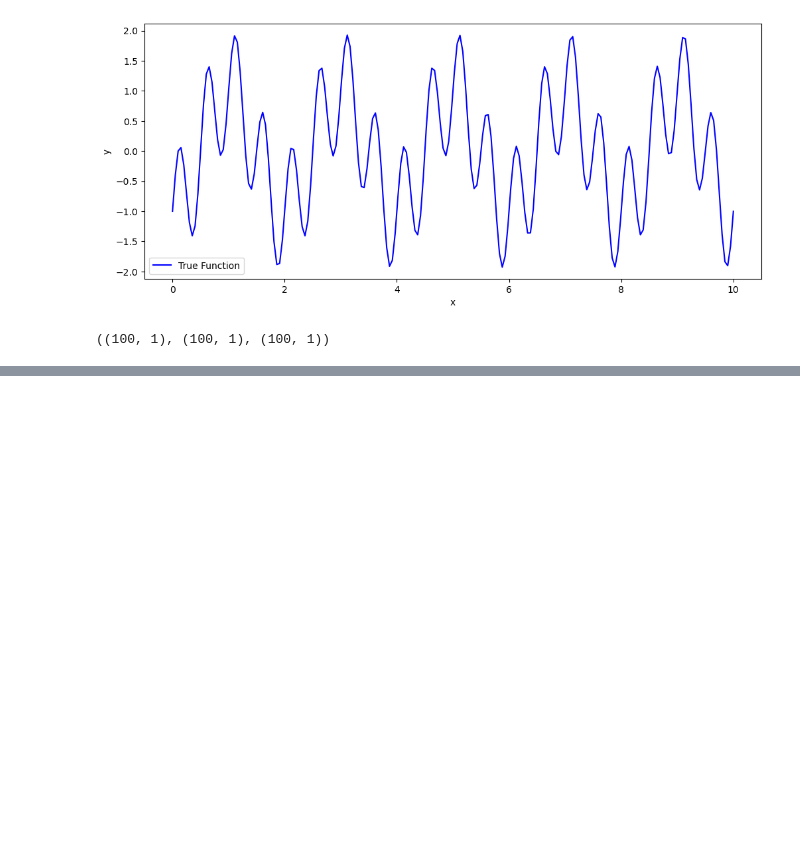
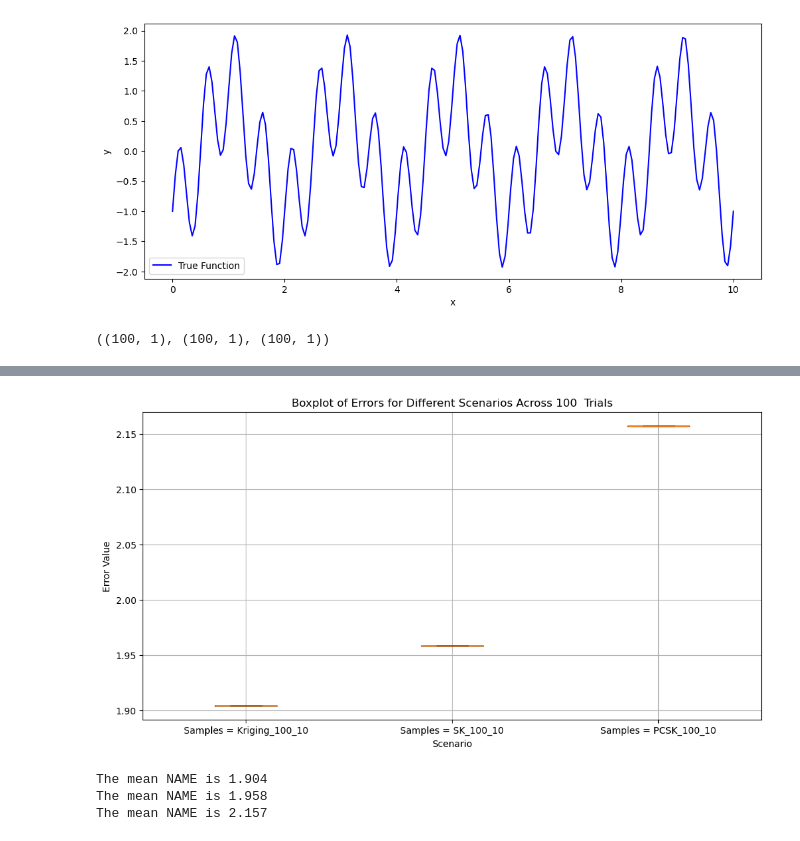
Before and after one commit to ZhifeiYL/Optimization-Notebook, a Jupyter notebook: KrigingOpt/case2c_test.ipynb, the cells around one changed output, grey strips where cells are left out. Saved outputs shown, nothing was run; the diff lists cells and outputs as text; code cells hidden in the pictures; blank space fills up the shorter version.

```diff
--- a/KrigingOpt/case2c_test.ipynb
+++ b/KrigingOpt/case2c_test.ipynb
@@ -203,0 +219,27 @@ The mean ERMSE is 0.985
+# %%
+# scenarios: keys to all models
+scenarios = all_models.keys()
+
+data_runs = [[] for _ in range(len(scenarios))]  # Adjust 'len(scenarios)' to the actual number of scenarios you have
+
+for metrics in all_metrics2.values():
+    for i, n in enumerate(scenarios):
+        data_runs[i].append(metrics[n])
+
+# Create boxplots for these runs
+plt.figure(figsize=(12, 6))
+plt.boxplot(data_runs, labels=[f"Samples = {n}" for n in scenarios])
+plt.title('Boxplot of Errors for Different Scenarios Across ' + str(num_seeds) + '  Trials')
+plt.xlabel('Scenario')
+plt.ylabel('Error Value')
+plt.grid(True)
+plt.show()
+
+print(f"The mean NAME is {np.mean(data_runs[0]):.3f}")
+print(f"The mean NAME is {np.mean(data_runs[1]):.3f}")
+print(f"The mean NAME is {np.mean(data_runs[2]):.3f}")
+# %% [output]
+[figure, added]
+The mean NAME is 1.904
+The mean NAME is 1.958
+The mean NAME is 2.157
```
Also changed, not shown: parts of 7 cells of this notebook, 1 other file.
